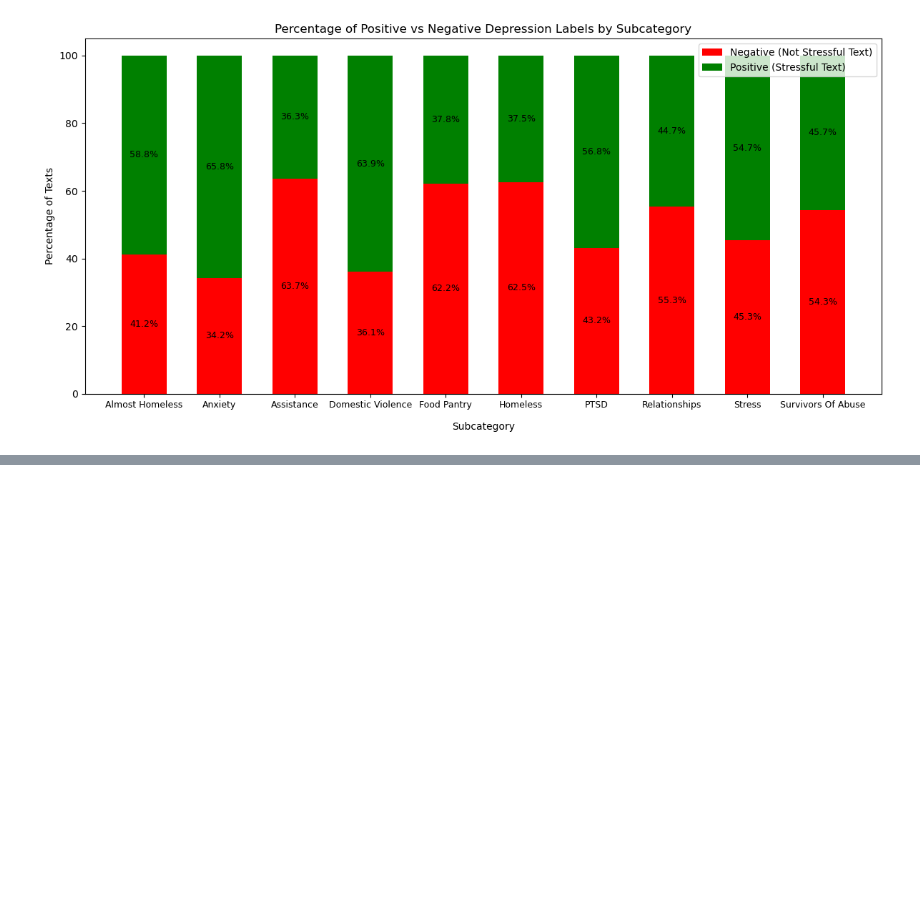
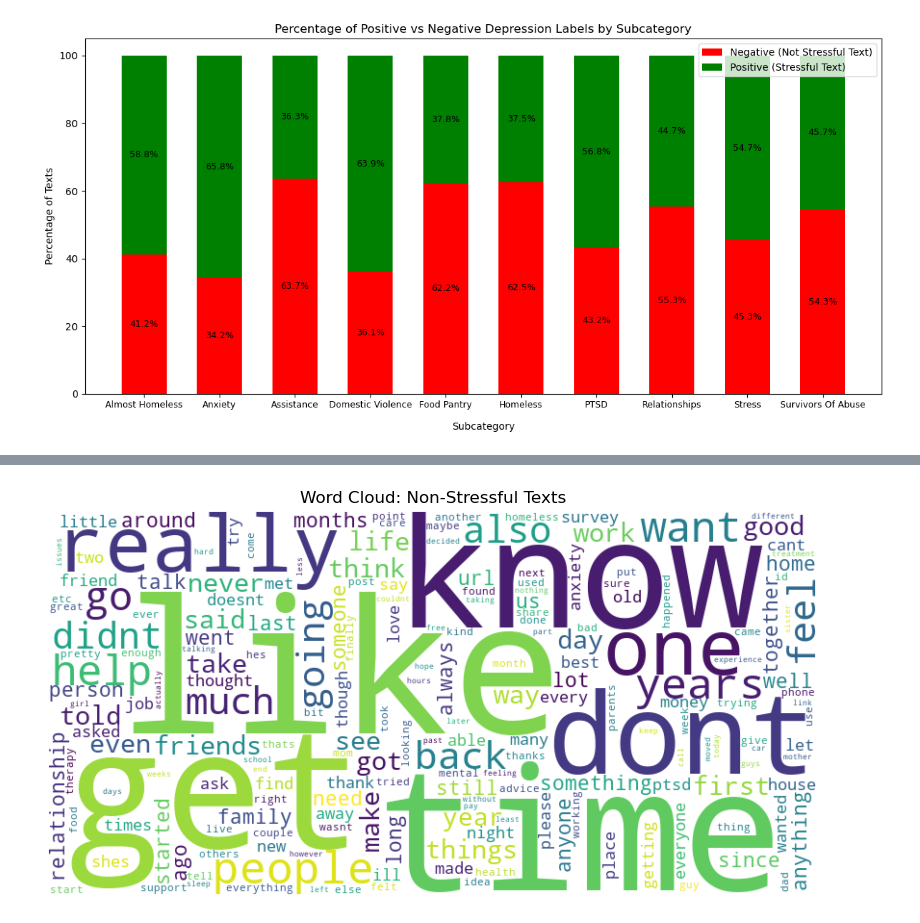
Before and after one commit to tadamaen/DSA4262, a Jupyter notebook: DSA4262 Individual Assignment 2/DSA4262 Individual Assignment 2.ipynb, the cells around one changed output, grey strips where cells are left out. Saved outputs shown, nothing was run; the diff lists cells and outputs as text; code cells hidden in the pictures; blank space fills up the shorter version.

```diff
--- a/DSA4262 Individual Assignment 2/DSA4262 Individual Assignment 2.ipynb
+++ b/DSA4262 Individual Assignment 2/DSA4262 Individual Assignment 2.ipynb
@@ -661,0 +837,36 @@ plt.show()
+# %%
+# Text preprocessing function
+custom_stopwords = set(stopwords.words("english"))
+extra_stopwords = {"im", "ive", "would", "could", "should", "may", "might", "must"}
+custom_stopwords = custom_stopwords.union(extra_stopwords)
+
+def preprocess_text(text):
+    text = text.lower()
+    text = re.sub(r"[^a-z\s]", "", text)
+    tokens = text.split()
+    tokens = [word for word in tokens if word not in custom_stopwords]
+    return tokens
+
+# Combine texts by label
+stress_text = " ".join(dreaddit_train[dreaddit_train["Label"] == 1]["Text"])
+non_stress_text = " ".join(dreaddit_train[dreaddit_train["Label"] == 0]["Text"])
+
+# Preprocessing texts
+stress_tokens = preprocess_text(stress_text)
+non_stress_tokens = preprocess_text(non_stress_text)
+
+# Generate word frequencies
+stress_word_freq = Counter(stress_tokens)
+non_stress_word_freq = Counter(non_stress_tokens)
+# %%
+# Plotting Word Cloud For Non-Stressful Texts
+wordcloud_non_stress = WordCloud(width=800, height=400, background_color="white",
+                                 colormap="viridis").generate_from_frequencies(non_stress_word_freq)
+
+plt.figure(figsize=(10, 5))
+plt.imshow(wordcloud_non_stress, interpolation="bilinear")
+plt.title("Word Cloud: Non-Stressful Texts")
+plt.axis("off")
+plt.show()
+# %% [output]
+[figure, added]
```
Also changed, not shown: parts of 23 cells of this notebook.
